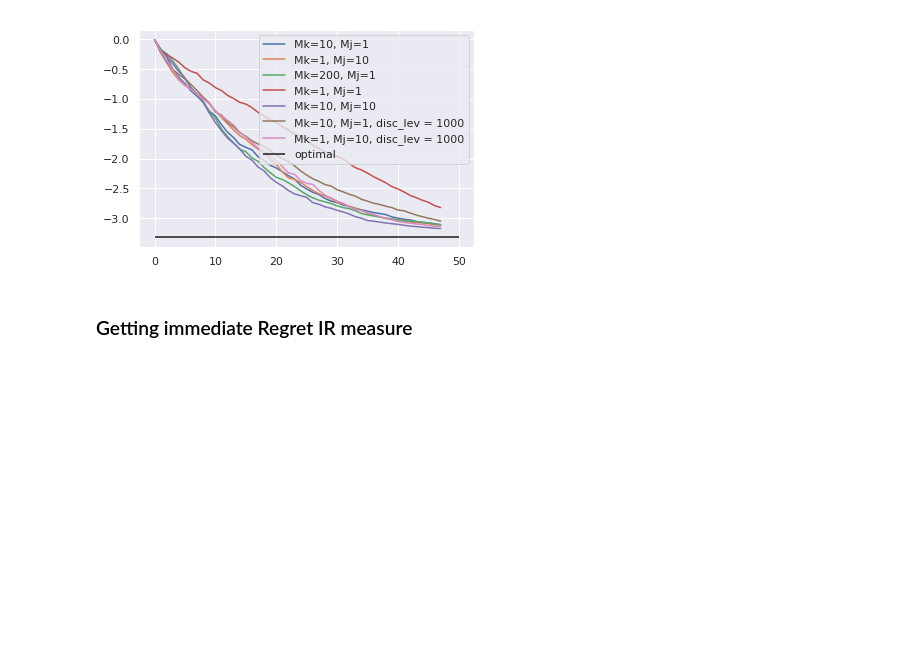
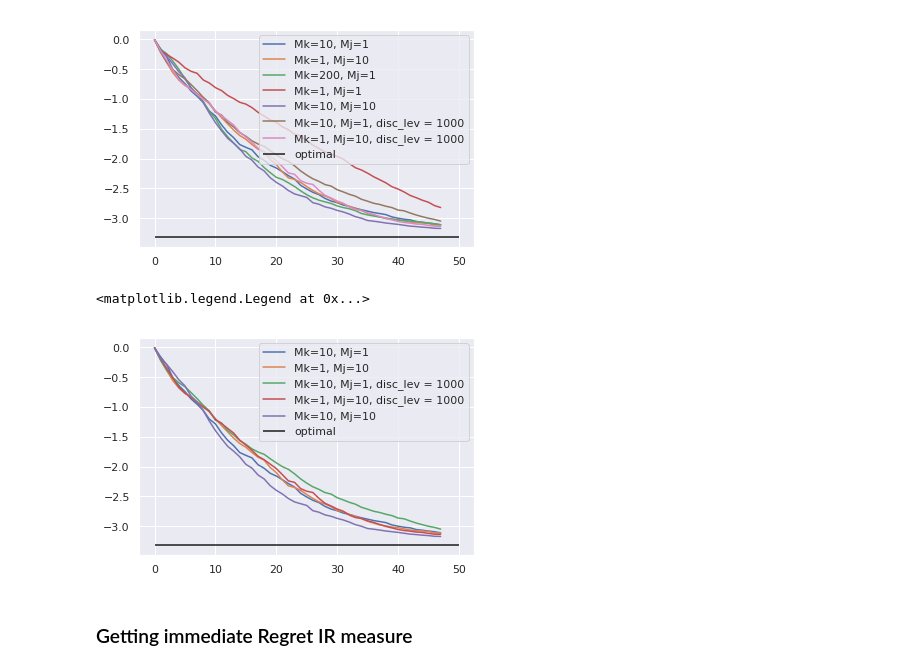
Before and after one commit to kkh8676/opt_functions, a Jupyter notebook: discretize_level_vs_Mk_Mj_for_hartmann.ipynb, the cells around one changed output. Saved outputs shown, nothing was run; the diff lists cells and outputs as text; code cells hidden in the pictures; blank space fills up the shorter version.

```diff
--- a/discretize_level_vs_Mk_Mj_for_hartmann.ipynb
+++ b/discretize_level_vs_Mk_Mj_for_hartmann.ipynb
@@ -131,6 +131,17 @@ plt.legend()
 # %% [output]
 <matplotlib.legend.Legend at 0x...>
 [figure]
+# %%
+plt.plot(hartmann1_objs[:-2], label = 'Mk=10, Mj=1')
+plt.plot(hartmann2_objs[:-2], label = 'Mk=1, Mj=10')
+plt.plot(hartmann7_objs[:-2], label = 'Mk=10, Mj=1, disc_lev = 1000')
+plt.plot(hartmann8_objs[:-2], label = 'Mk=1, Mj=10, disc_lev = 1000')
+plt.plot(hartmann5_objs[:-2], label = 'Mk=10, Mj=10')
+plt.hlines(xmin=0,xmax=50,y=opt_val,label='optimal')
+plt.legend()
+# %% [output]
+<matplotlib.legend.Legend at 0x...>
+[figure, added]
 # %% [markdown]
 ### Getting immediate Regret IR measure
 # %%
```
Also changed, not shown: parts of 5 cells of this notebook.
